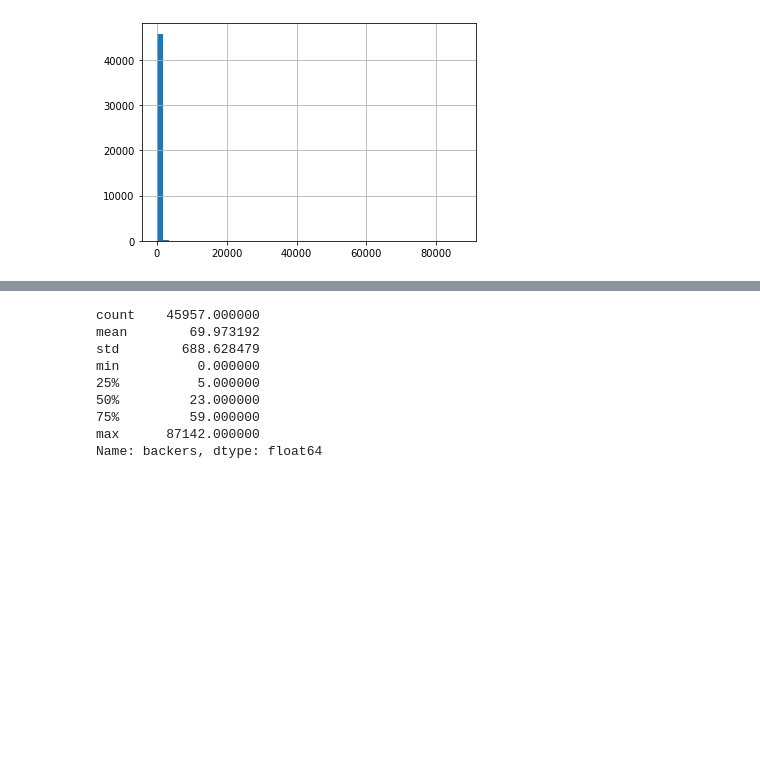
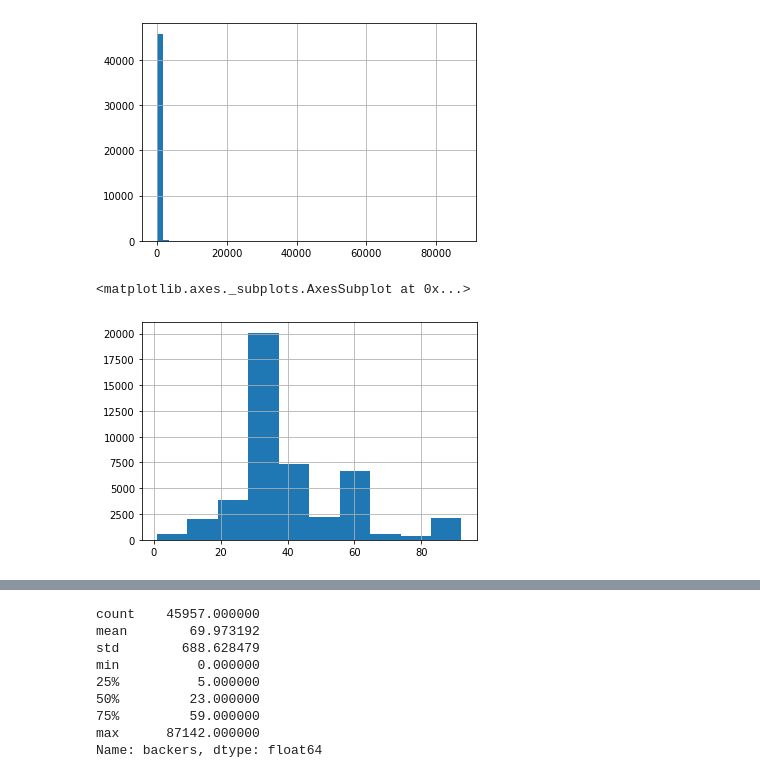
Before and after one commit to nygeog/general_assembly_data_analysis, a Jupyter notebook: notebook_1.ipynb, the cells around one changed output, grey strips where cells are left out. Saved outputs shown, nothing was run; the diff lists cells and outputs as text; code cells hidden in the pictures; blank space fills up the shorter version.

```diff
--- a/notebook_1.ipynb
+++ b/notebook_1.ipynb
@@ -78,3 +78,8 @@ df.backers.hist(bins=50)
 # %% [output]
 <matplotlib.axes._subplots.AxesSubplot at 0x...>
 [figure]
+# %%
+df['duration'].hist()
+# %% [output]
+<matplotlib.axes._subplots.AxesSubplot at 0x...>
+[figure, added]
```
Also changed, not shown: parts of 10 cells of this notebook.
